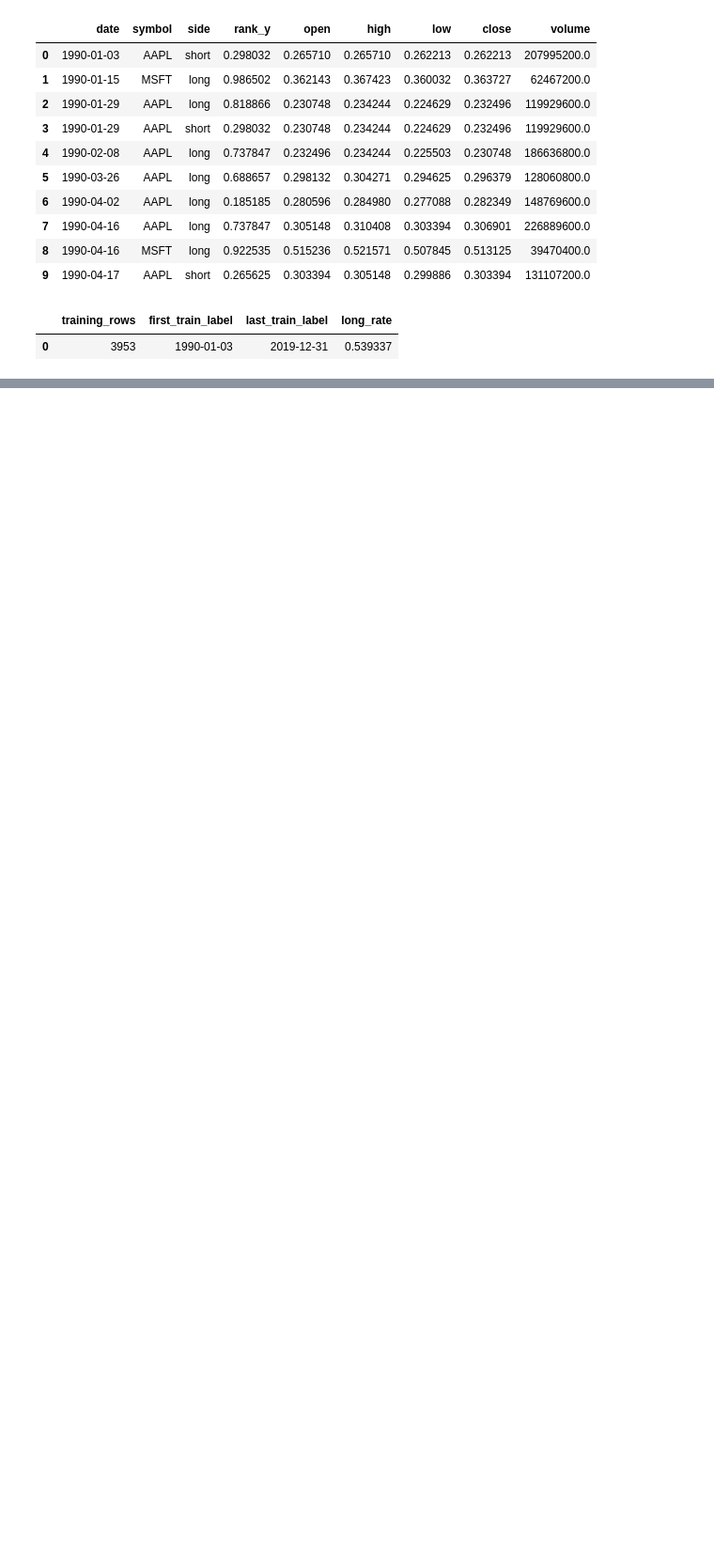
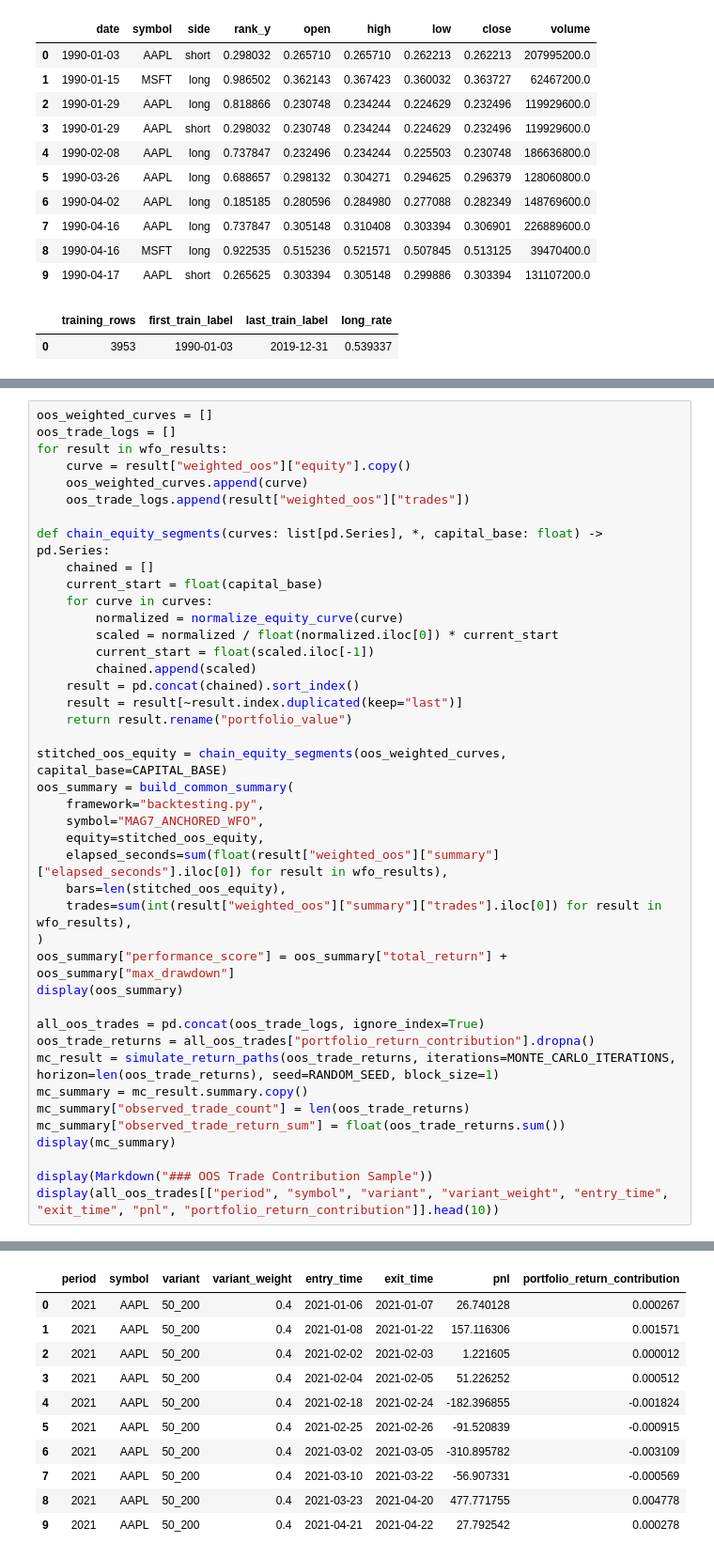
Before and after one commit to quantarb/quant-orchestrator, a Jupyter notebook: notebooks/ml_trading/ml_filtered_sma_trading.ipynb, the cells around one changed output, grey strips where cells are left out. Shown at 94% size. Cells and saved outputs as stored; diff of their text form; blank space fills up the shorter version.

```diff
--- a/notebooks/ml_trading/ml_filtered_sma_trading.ipynb
+++ b/notebooks/ml_trading/ml_filtered_sma_trading.ipynb
@@ -505,0 +665,43 @@ display(
+# %%
+oos_weighted_curves = []
+oos_trade_logs = []
+for result in wfo_results:
+    curve = result["weighted_oos"]["equity"].copy()
+    oos_weighted_curves.append(curve)
+    oos_trade_logs.append(result["weighted_oos"]["trades"])
+
+def chain_equity_segments(curves: list[pd.Series], *, capital_base: float) -> pd.Series:
+    chained = []
+    current_start = float(capital_base)
+    for curve in curves:
+        normalized = normalize_equity_curve(curve)
+        scaled = normalized / float(normalized.iloc[0]) * current_start
+        current_start = float(scaled.iloc[-1])
+        chained.append(scaled)
+    result = pd.concat(chained).sort_index()
+    result = result[~result.index.duplicated(keep="last")]
+    return result.rename("portfolio_value")
+
+stitched_oos_equity = chain_equity_segments(oos_weighted_curves, capital_base=CAPITAL_BASE)
+oos_summary = build_common_summary(
+    framework="backtesting.py",
+    symbol="MAG7_ANCHORED_WFO",
+    equity=stitched_oos_equity,
+    elapsed_seconds=sum(float(result["weighted_oos"]["summary"]["elapsed_seconds"].iloc[0]) for result in wfo_results),
+    bars=len(stitched_oos_equity),
+    trades=sum(int(result["weighted_oos"]["summary"]["trades"].iloc[0]) for result in wfo_results),
+)
+oos_summary["performance_score"] = oos_summary["total_return"] + oos_summary["max_drawdown"]
+display(oos_summary)
+
+all_oos_trades = pd.concat(oos_trade_logs, ignore_index=True)
+oos_trade_returns = all_oos_trades["portfolio_return_contribution"].dropna()
+mc_result = simulate_return_paths(oos_trade_returns, iterations=MONTE_CARLO_ITERATIONS, horizon=len(oos_trade_returns), seed=RANDOM_SEED, block_size=1)
+mc_summary = mc_result.summary.copy()
+mc_summary["observed_trade_count"] = len(oos_trade_returns)
+mc_summary["observed_trade_return_sum"] = float(oos_trade_returns.sum())
+display(mc_summary)
+
+display(Markdown("### OOS Trade Contribution Sample"))
+display(all_oos_trades[["period", "symbol", "variant", "variant_weight", "entry_time", "exit_time", "pnl", "portfolio_return_contribution"]].head(10))
+# %% [output]
@@ -506,3 +713,14 @@ display(
+|  | period | symbol | variant | variant_weight | entry_time | exit_time | pnl | portfolio_return_contribution |
+| 0 | 2021 | AAPL | 50_200 | 0.4 | 2021-01-06 | 2021-01-07 | 26.740128 | 0.000267 |
+| 1 | 2021 | AAPL | 50_200 | 0.4 | 2021-01-08 | 2021-01-22 | 157.116306 | 0.001571 |
+| 2 | 2021 | AAPL | 50_200 | 0.4 | 2021-02-02 | 2021-02-03 | 1.221605 | 0.000012 |
+| 3 | 2021 | AAPL | 50_200 | 0.4 | 2021-02-04 | 2021-02-05 | 51.226252 | 0.000512 |
+| 4 | 2021 | AAPL | 50_200 | 0.4 | 2021-02-18 | 2021-02-24 | -182.396855 | -0.001824 |
+| 5 | 2021 | AAPL | 50_200 | 0.4 | 2021-02-25 | 2021-02-26 | -91.520839 | -0.000915 |
+| 6 | 2021 | AAPL | 50_200 | 0.4 | 2021-03-02 | 2021-03-05 | -310.895782 | -0.003109 |
+| 7 | 2021 | AAPL | 50_200 | 0.4 | 2021-03-10 | 2021-03-22 | -56.907331 | -0.000569 |
+| 8 | 2021 | AAPL | 50_200 | 0.4 | 2021-03-23 | 2021-04-20 | 477.771755 | 0.004778 |
+| 9 | 2021 | AAPL | 50_200 | 0.4 | 2021-04-21 | 2021-04-22 | 27.792542 | 0.000278 |
 # %%
 readout_lines = [
     "## Notebook Readout",
```
Also changed, not shown: parts of 23 cells of this notebook, 12 other files.
